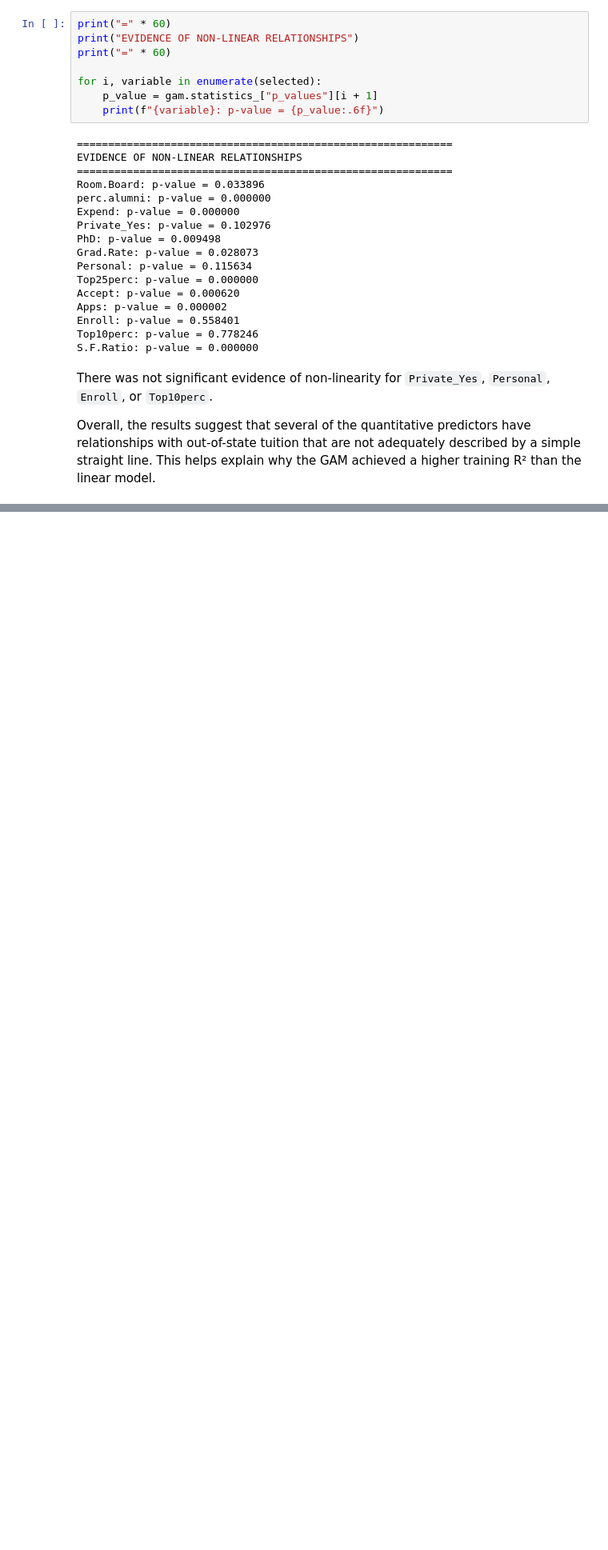
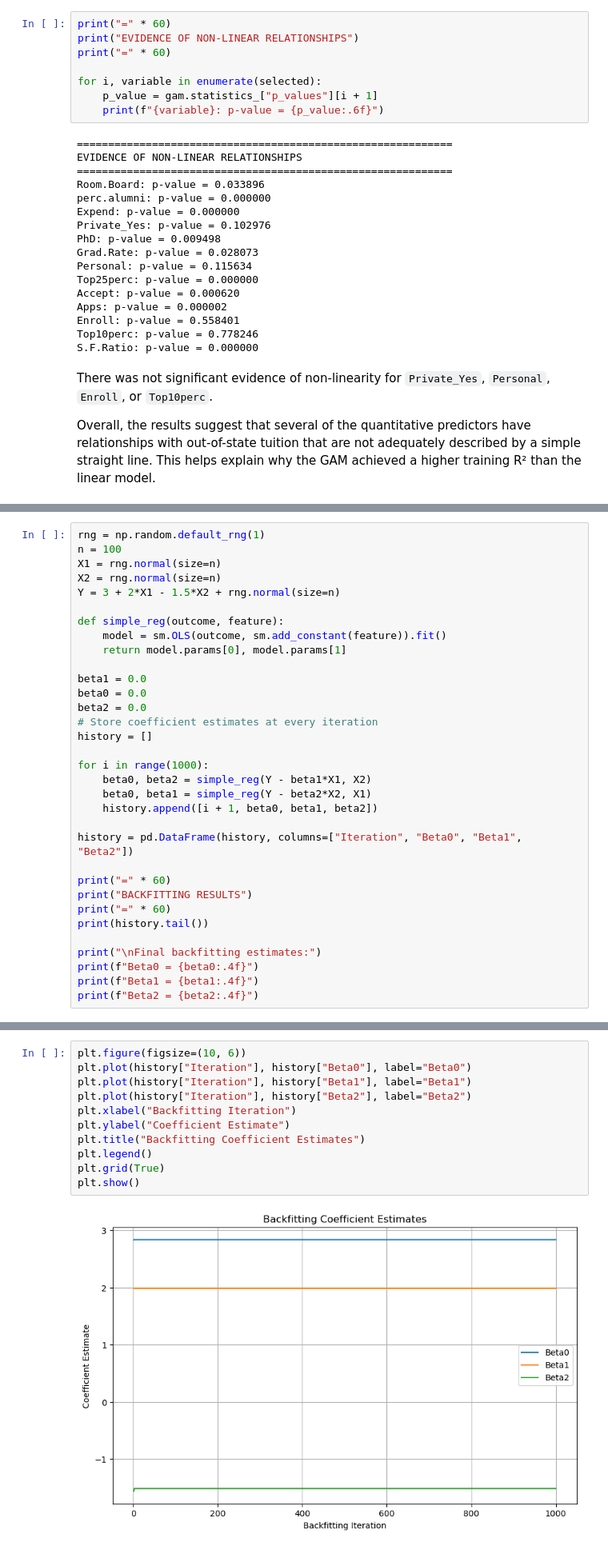
Before and after one commit to sumukha-r/isl-python-solutions, a Jupyter notebook: Chapter07-Moving-Beyond-Linearity/Chapter07-Moving-Beyond-Linearity.ipynb, the cells around one changed output, grey strips where cells are left out. Shown at 80% size. Saved outputs shown, nothing was run; the diff lists cells and outputs as text; blank space fills up the shorter version.

```diff
--- a/Chapter07-Moving-Beyond-Linearity/Chapter07-Moving-Beyond-Linearity.ipynb
+++ b/Chapter07-Moving-Beyond-Linearity/Chapter07-Moving-Beyond-Linearity.ipynb
@@ -855,0 +858,33 @@ Overall, the results suggest that several of the quantitative predictors have re
+# %%
+rng = np.random.default_rng(1)
+n = 100
+X1 = rng.normal(size=n)
+X2 = rng.normal(size=n)
+Y = 3 + 2*X1 - 1.5*X2 + rng.normal(size=n)
+
+def simple_reg(outcome, feature):
+    model = sm.OLS(outcome, sm.add_constant(feature)).fit()
+    return model.params[0], model.params[1]
+
+beta1 = 0.0
+beta0 = 0.0
+beta2 = 0.0
+# Store coefficient estimates at every iteration
+history = []
+
+for i in range(1000):
+    beta0, beta2 = simple_reg(Y - beta1*X1, X2)
+    beta0, beta1 = simple_reg(Y - beta2*X2, X1)
+    history.append([i + 1, beta0, beta1, beta2])
+
+history = pd.DataFrame(history, columns=["Iteration", "Beta0", "Beta1", "Beta2"])
+
+print("=" * 60)
+print("BACKFITTING RESULTS")
+print("=" * 60)
+print(history.tail())
+
+print("\nFinal backfitting estimates:")
+print(f"Beta0 = {beta0:.4f}")
+print(f"Beta1 = {beta1:.4f}")
+print(f"Beta2 = {beta2:.4f}")
@@ -855,0 +906,13 @@ Overall, the results suggest that several of the quantitative predictors have re
+# %%
+plt.figure(figsize=(10, 6))
+plt.plot(history["Iteration"], history["Beta0"], label="Beta0")
+plt.plot(history["Iteration"], history["Beta1"], label="Beta1")
+plt.plot(history["Iteration"], history["Beta2"], label="Beta2")
+plt.xlabel("Backfitting Iteration")
+plt.ylabel("Coefficient Estimate")
+plt.title("Backfitting Coefficient Estimates")
+plt.legend()
+plt.grid(True)
+plt.show()
+# %% [output]
+[figure, added]
```
Also changed, not shown: parts of 5 cells of this notebook, 1 other file.
